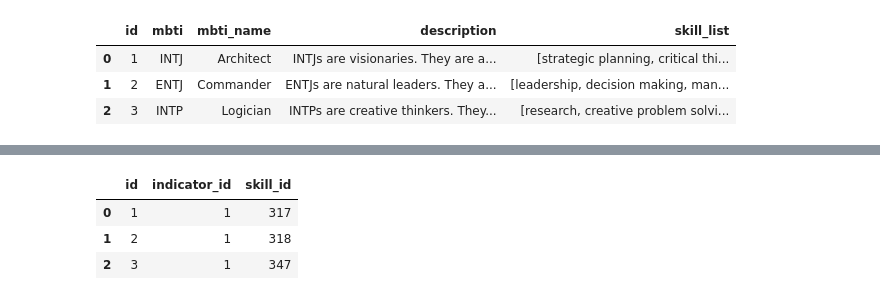
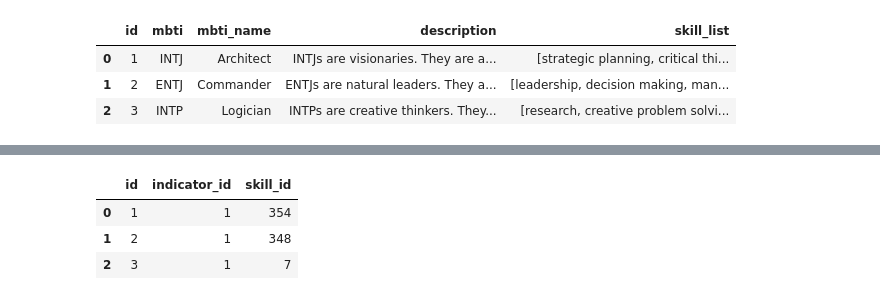
Before and after one commit to ron-ligsay/course-u, a Jupyter notebook: course_u/src/notebooks/mbti_skills.ipynb, the cells around one changed output, grey strips where cells are left out. Drawn from its saved outputs; the diff is of its cells as text; code cells hidden in the pictures.

```diff
--- a/course_u/src/notebooks/mbti_skills.ipynb
+++ b/course_u/src/notebooks/mbti_skills.ipynb
@@ -371,6 +351,17 @@ mbti_skills.head(3)
 # %%
 # strip space at front and back of skill
 mbti_skills['skill_list'] = mbti_skills['skill_list'].apply(lambda x: [skill.strip() for skill in x])
+# %%
+# remove '-' and ' ' from skill
+mbti_skills['skill_list'] = mbti_skills['skill_list'].apply(lambda x: [skill.replace('-', ' ') for skill in x])
+# %%
+# remve 'skills' and 'skill' from skill
+mbti_skills['skill_list'] = mbti_skills['skill_list'].apply(lambda x: [skill.replace('skills', '').replace('skill', '') for skill in x])
+# %%
+# remove empty string
+mbti_skills['skill_list'] = mbti_skills['skill_list'].apply(lambda x: [skill for skill in x if skill != ''])
+# strip
+mbti_skills['skill_list'] = mbti_skills['skill_list'].apply(lambda x: [skill.strip() for skill in x])
 # %%
 # apply skill_mapping to skill_list
 mbti_skills['skill_list'] = mbti_skills['skill_list'].apply(lambda x: [website_skill_dict[i] for i in x])
@@ -398,5 +389,5 @@ mbti_skills.head()
 # %%
 # rename column
-mbti_skills.rename(columns={'skill_list': 'skill_id', 'mbti_id':'indicator_id'}, inplace=True)
+mbti_skills.rename(columns={'skill_list': 'skill_id', 'id':'indicator_id'}, inplace=True)
 mbti_skills.sample(2)
 # %% [output]
@@ -425,12 +416,12 @@ mbti_skills.tail(3)
 # %%
 # reoder column
-#mbti_skills = mbti_skills[['id', 'mbti_id', 'skill_id']]
+mbti_skills = mbti_skills[['id', 'indicator_id', 'skill_id']]
 mbti_skills.head(3)
 # %% [output]
 |  | id | indicator_id | skill_id |
-| 0 | 1 | 1 | 317 |
-| 1 | 2 | 1 | 318 |
-| 2 | 3 | 1 | 347 |
+| 0 | 1 | 1 | 354 |
+| 1 | 2 | 1 | 348 |
+| 2 | 3 | 1 | 7 |
 # %%
 # save to csv
 mbti_skills.to_csv('../../static/csv/personality_indicator_skills.csv', index=False)
```
Also changed, not shown: parts of 29 cells of this notebook.
